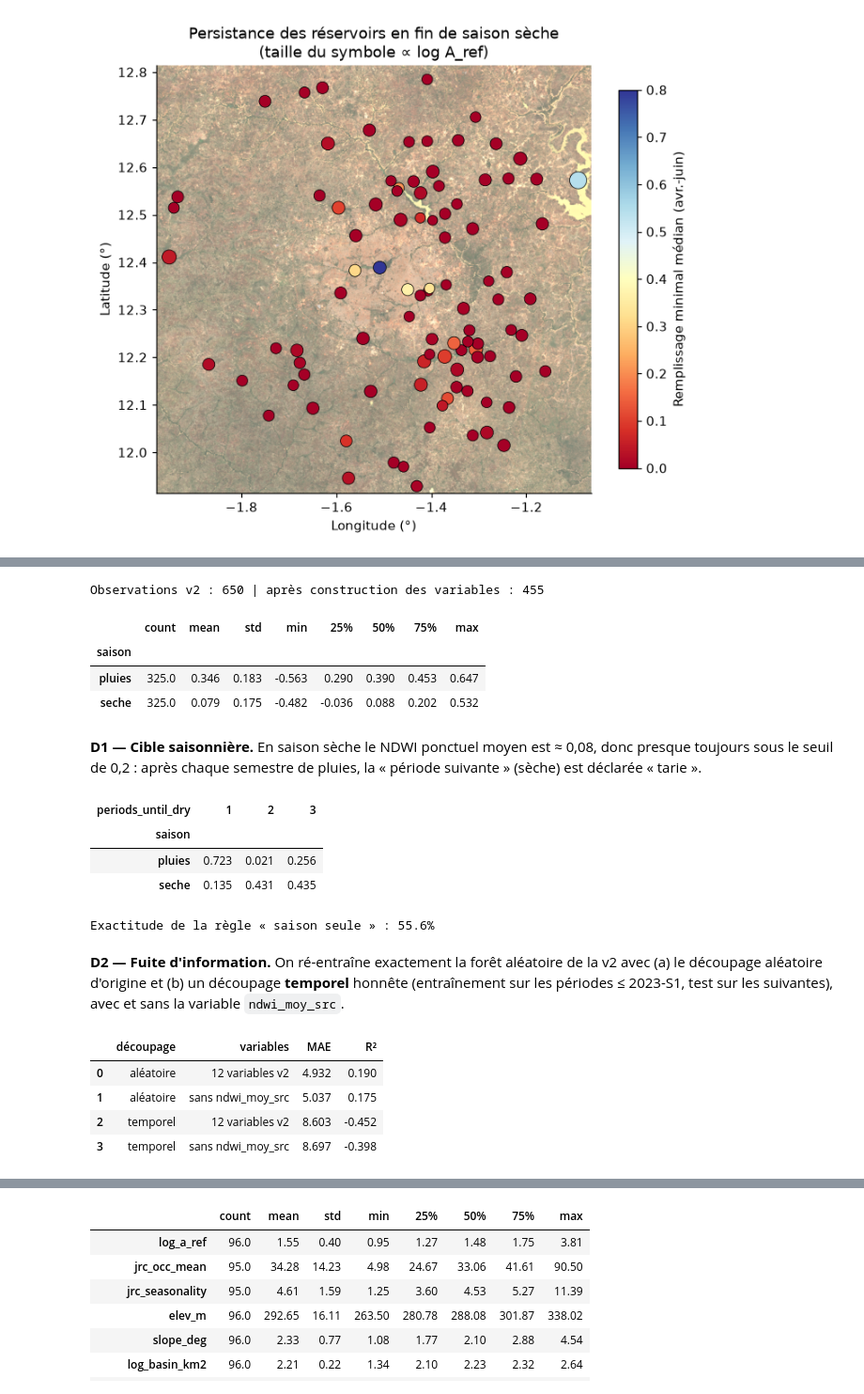
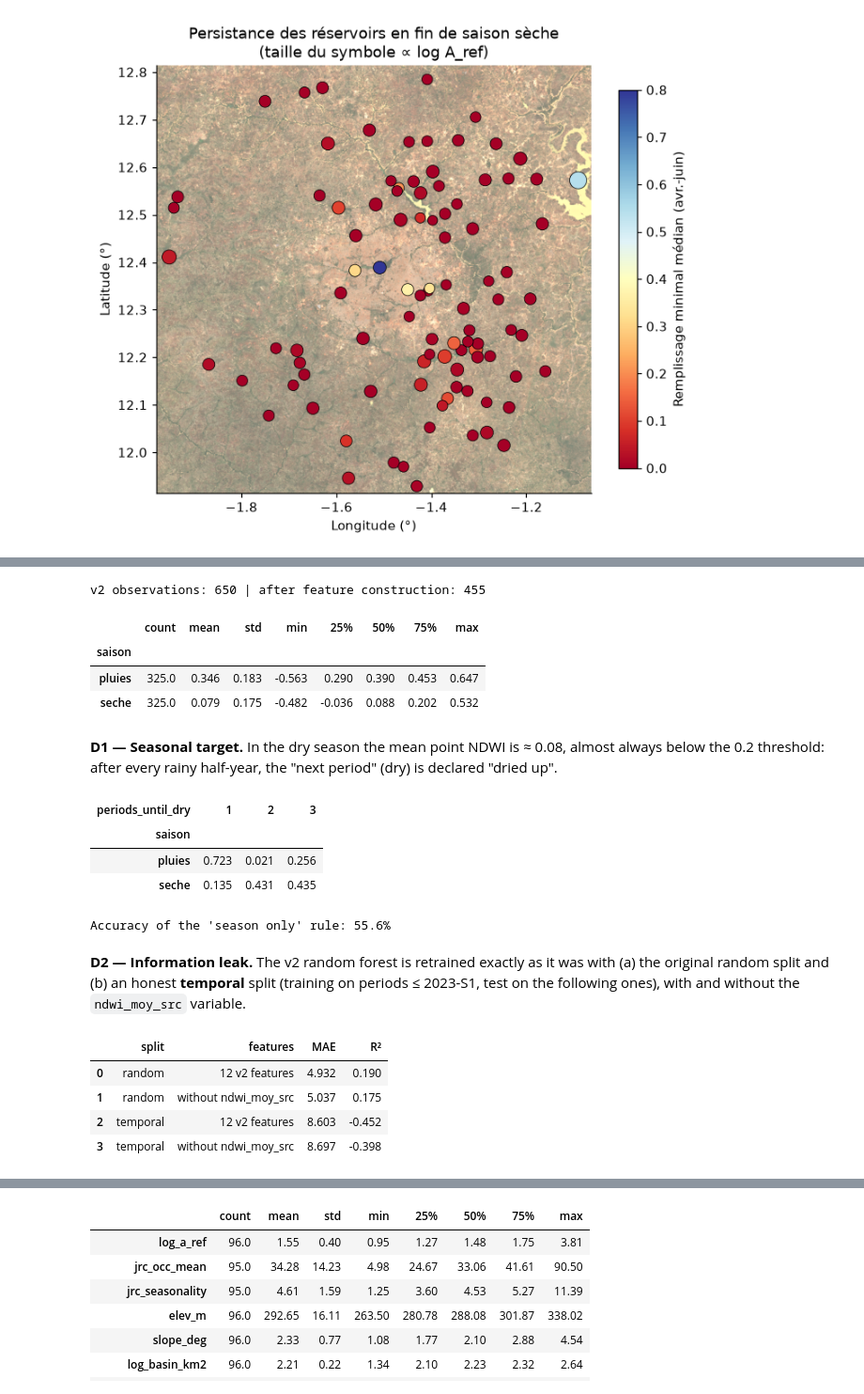
Before and after one commit to mysteriodataweb/waterTrack, a Jupyter notebook: backend/notebooks/WaterTracker_pipeline.ipynb, the cells around one changed output, grey strips where cells are left out. Shown at 94% size. Drawn from its saved outputs; the diff is of its cells as text; code cells hidden in the pictures.

```diff
--- a/backend/notebooks/WaterTracker_pipeline.ipynb
+++ b/backend/notebooks/WaterTracker_pipeline.ipynb
@@ -1495,16 +1541,16 @@ from ml.train import FEATURES as LEGACY_FEATURES, build_features, load_observati
 
 legacy_raw = load_observations()
 legacy, _, _ = build_features(legacy_raw)
-print(f"Observations v2 : {len(legacy_raw)} | après construction des variables : {len(legacy)}")
+print(f"v2 observations: {len(legacy_raw)} | after feature construction: {len(legacy)}")
 legacy_raw.groupby("saison")["ndwi"].describe().round(3)
 # %% [output]
-Observations v2 : 650 | après construction des variables : 455
+v2 observations: 650 | after feature construction: 455
 |  | count | mean | std | min | 25% | 50% | 75% | max |
 | saison |  |  |  |  |  |  |  |  |
 | pluies | 325.0 | 0.346 | 0.183 | -0.563 | 0.290 | 0.390 | 0.453 | 0.647 |
 | seche | 325.0 | 0.079 | 0.175 | -0.482 | -0.036 | 0.088 | 0.202 | 0.532 |
 # %% [markdown]
-**D1 — Cible saisonnière.** En saison sèche le NDWI ponctuel moyen est ≈ 0,08, donc presque toujours sous le seuil de 0,2 : après chaque semestre de pluies, la « période suivante » (sèche) est déclarée « tarie ».
+**D1 — Seasonal target.** In the dry season the mean point NDWI is ≈ 0.08, almost always below the 0.2 threshold: after every rainy half-year, the "next period" (dry) is declared "dried up".
 # %%
 pd.crosstab(legacy["saison"], legacy["periods_until_dry"].clip(upper=3).astype(int), normalize="index").round(3)
 # %% [output]
@@ -1513,44 +1559,44 @@ pd.crosstab(legacy["saison"], legacy["periods_until_dry"].clip(upper=3).astype(i
 | pluies | 0.723 | 0.021 | 0.256 |
 | seche | 0.135 | 0.431 | 0.435 |
 # %%
-# Une règle triviale sans aucun apprentissage : prédire la valeur modale de la cible pour chaque saison
+# A trivial rule with no learning at all: predict the modal target value of each season
 mode_by_season = legacy.groupby("saison")["periods_until_dry"].agg(lambda s: s.mode().iloc[0])
 trivial = legacy["saison"].map(mode_by_season)
-print(f"Exactitude de la règle « saison seule » : {(trivial == legacy['periods_until_dry']).mean():.1%}")
+print(f"Accuracy of the 'season only' rule: {(trivial == legacy['periods_until_dry']).mean():.1%}")
 # %% [output]
-Exactitude de la règle « saison seule » : 55.6%
+Accuracy of the 'season only' rule: 55.6%
 # %% [markdown]
-**D2 — Fuite d'information.** On ré-entraîne exactement la forêt aléatoire de la v2 avec (a) le découpage aléatoire d'origine et (b) un découpage **temporel** honnête (entraînement sur les périodes ≤ 2023-S1, test sur les suivantes), avec et sans la variable `ndwi_moy_src`.
+**D2 — Information leak.** The v2 random forest is retrained exactly as it was with (a) the original random split and (b) an honest **temporal** split (training on periods ≤ 2023-S1, test on the following ones), with and without the `ndwi_moy_src` variable.
 # %%
 from sklearn.model_selection import train_test_split
 
 
 def legacy_rf():
     return RandomForestRegressor(n_estimators=150, max_depth=15, min_samples_split=5, random_state=SEED, n_jobs=N_JOBS)
 
 
 def score_legacy(features, split):
     X, y = legacy[features].fillna(0.0), legacy["periods_until_dry"]
-    if split == "aléatoire":
+    if split == "random":
         Xtr, Xte, ytr, yte = train_test_split(X, y, test_size=0.2, random_state=SEED)
     else:
         tr = legacy["periode"] <= "2023-S1"
         Xtr, Xte, ytr, yte = X[tr], X[~tr], y[tr], y[~tr]
     pred = legacy_rf().fit(Xtr, ytr).predict(Xte)
     return mean_absolute_error(yte, pred), r2_score(yte, pred)
 
 
 no_leak = [f for f in LEGACY_FEATURES if f != "ndwi_moy_src"]
 rows = []
-for split in ["aléatoire", "temporel"]:
-    for name, feats in [("12 variables v2", LEGACY_FEATURES), ("sans ndwi_moy_src", no_leak)]:
+for split in ["random", "temporal"]:
+    for name, feats in [("12 v2 features", LEGACY_FEATURES), ("without ndwi_moy_src", no_leak)]:
         mae, r2 = score_legacy(feats, split)
-        rows.append({"découpage": split, "variables": name, "MAE": mae, "R²": r2})
+        rows.append({"split": split, "features": name, "MAE": mae, "R²": r2})
 pd.DataFrame(rows).round(3)
 # %% [output]
-|  | découpage | variables | MAE | R² |
-| 0 | aléatoire | 12 variables v2 | 4.932 | 0.190 |
-| 1 | aléatoire | sans ndwi_moy_src | 5.037 | 0.175 |
-| 2 | temporel | 12 variables v2 | 8.603 | -0.452 |
-| 3 | temporel | sans ndwi_moy_src | 8.697 | -0.398 |
+|  | split | features | MAE | R² |
+| 0 | random | 12 v2 features | 4.932 | 0.190 |
+| 1 | random | without ndwi_moy_src | 5.037 | 0.175 |
+| 2 | temporal | 12 v2 features | 8.603 | -0.452 |
+| 3 | temporal | without ndwi_moy_src | 8.697 | -0.398 |
 # %% [markdown]
```
Also changed, not shown: parts of 201 cells of this notebook, 13 other files.
